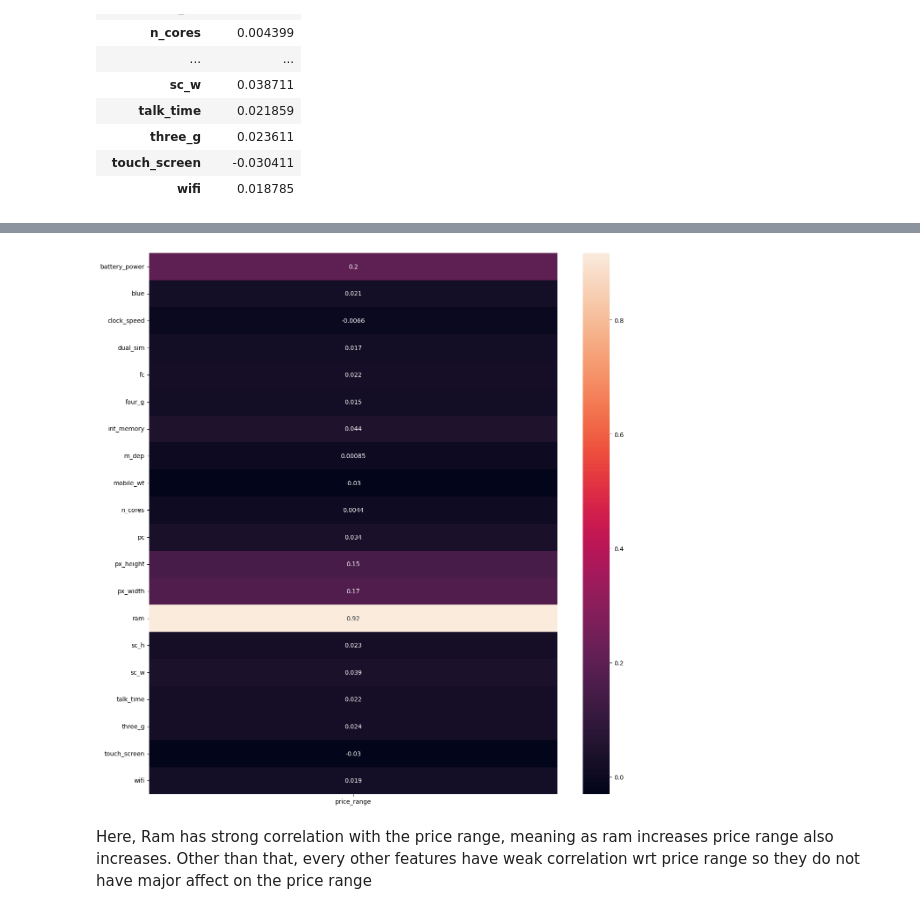
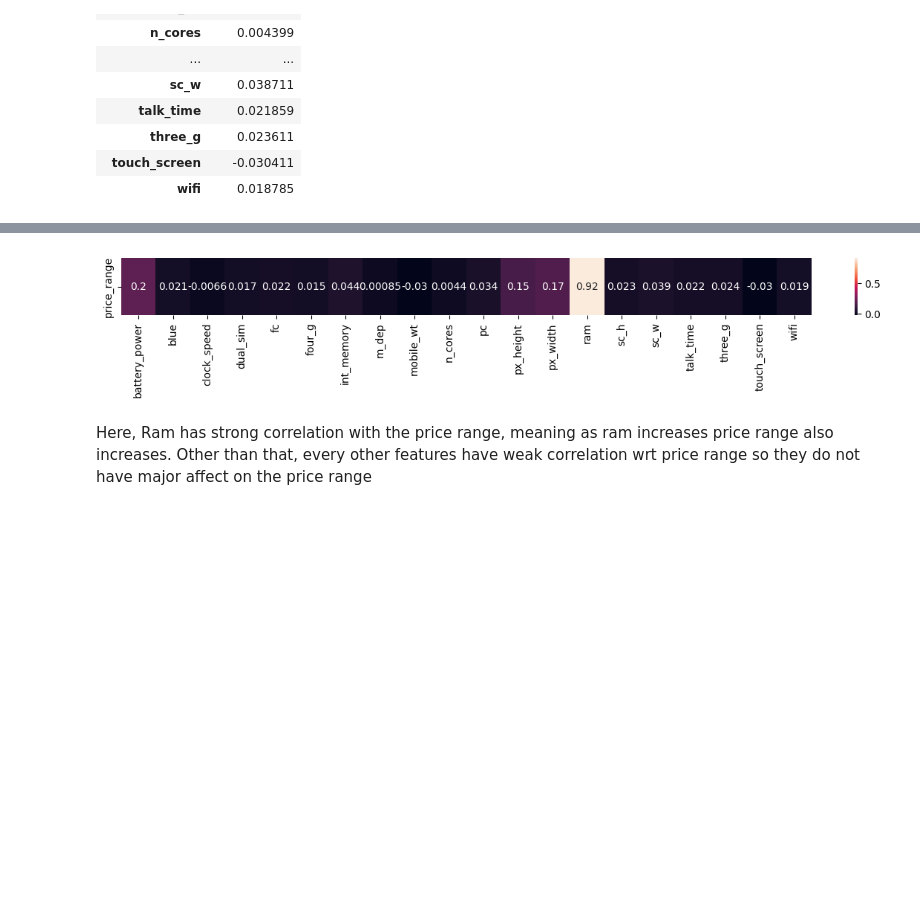
Before and after one commit to DEADBODY142/Mobile-price-range-classification, a Jupyter notebook: attempt.ipynb, the cells around one changed output, grey strips where cells are left out. Cells and saved outputs as stored; diff of their text form; code cells hidden in the pictures; blank space fills up the shorter version.

```diff
--- a/attempt.ipynb
+++ b/attempt.ipynb
@@ -140,8 +128,8 @@ price_range_corr.sort_values(by='price_range',ascending=False)
 # %%
-plt.figure(figsize=(15,16))
-sns.heatmap(price_range_corr,annot=True)
+plt.figure(figsize=(15,1))
+sns.heatmap(price_range_corr.transpose(),annot=True)
 plt.show()
 # %% [output]
-[figure, old version]
+[figure, new version]
 # %% [markdown]
 Here, Ram has strong correlation with the price range, meaning as ram increases price range also increases. Other than that, every other features have weak correlation wrt price range so they do not have major affect on the price range
```
Also changed, not shown: parts of 30 cells of this notebook, 1 other file.
